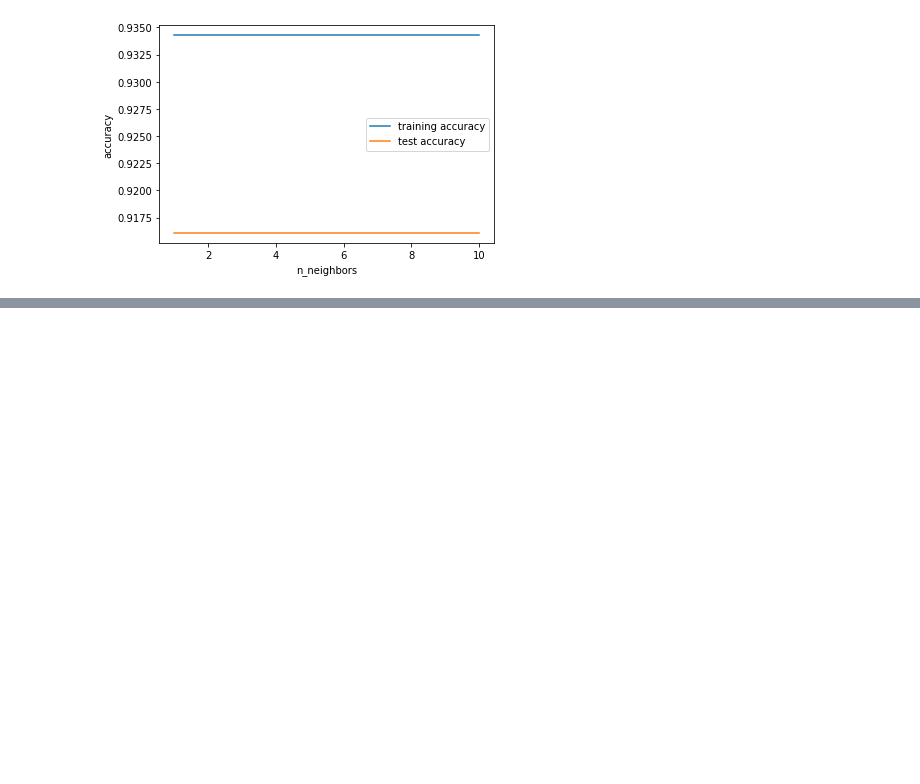
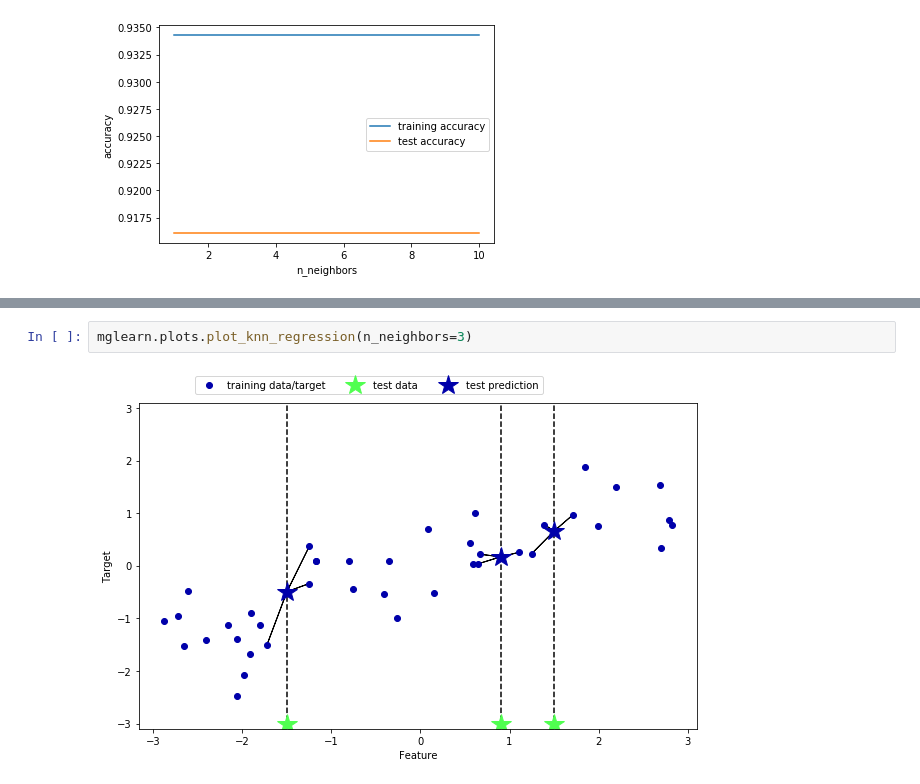
Before and after one commit to insunnydayz/sunny, a Jupyter notebook: 30days of coding.ipynb, the cells around one changed output, grey strips where cells are left out. Saved outputs shown, nothing was run; the diff lists cells and outputs as text; blank space fills up the shorter version.

```diff
--- a/30days of coding.ipynb
+++ b/30days of coding.ipynb
@@ -248,0 +254,4 @@ plt.legend()
+# %%
+mglearn.plots.plot_knn_regression(n_neighbors=3)
+# %% [output]
+[figure, added]
```
Also changed, not shown: parts of 6 cells of this notebook.
